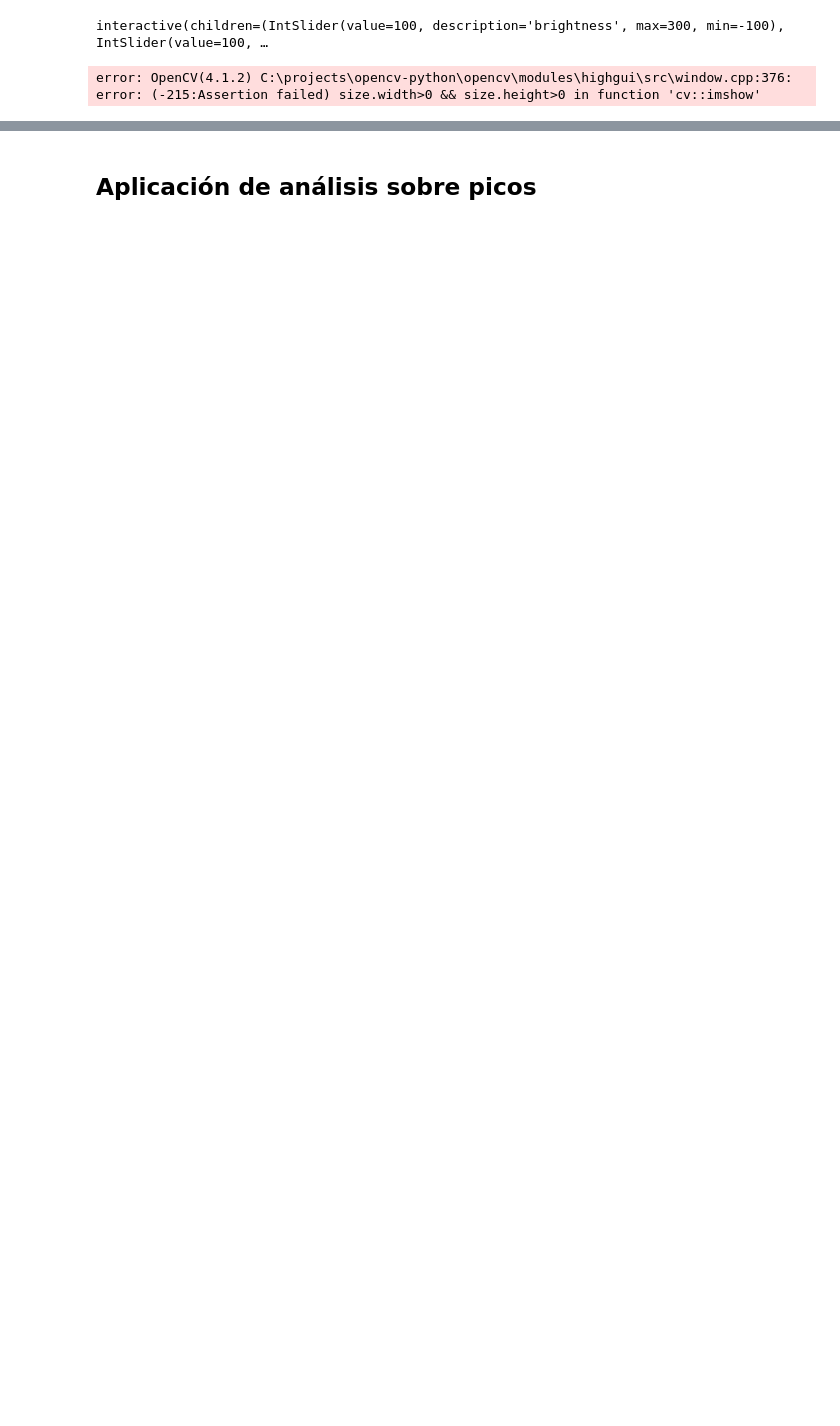
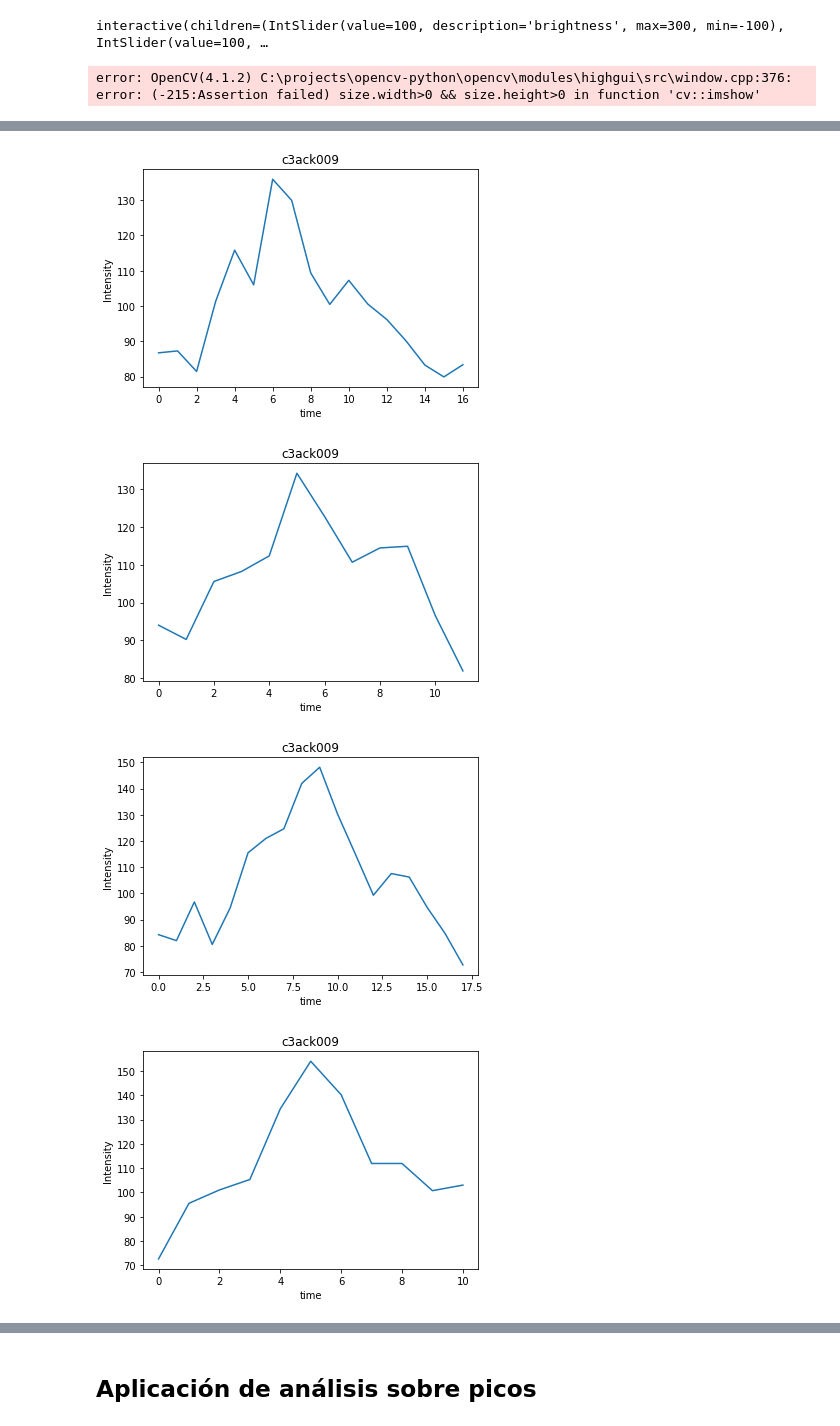
Before and after one commit to CardiAP/DesktopApp, a Jupyter notebook: Sparks_analysis.ipynb, the cells around one changed output, grey strips where cells are left out. Cells and saved outputs as stored; diff of their text form; code cells hidden in the pictures; blank space fills up the shorter version.

```diff
--- a/Sparks_analysis.ipynb
+++ b/Sparks_analysis.ipynb
@@ -51,7 +51,7 @@ def filtration (image):
     canny = cv2.Canny(blurred, 100, 250, 400)
     kernel = np.ones((5,5),np.uint8)
     dilate = cv2.dilate(canny, kernel, iterations=1)
-    return dilate
+    return dilate, original
 
 def find_contourns (image):
     import cv2
@@ -67,6 +67,18 @@ def plot_histogram (y_data, nombre_foto, label_x, label_y):
     plt.xlabel(label_x)
     plt.ylabel(label_y)
     plt.show()
+
+def track_contours (c, image, track_number):
+    x,y,w,h = cv2.boundingRect(c)
+    cv2.rectangle(auto_result, (x, y), (x + w, y + h), (255,255,0), 2)
+    cv2.putText(auto_result, str(track_number), (x-2, y - 5), cv2.FONT_HERSHEY_SIMPLEX, 0.5, (255,255,0),2)
+    ROI = original[y:y+h, x:x+w]
+    x_data = np.asarray(range(x,x+w),dtype=np.float64)
+    #análisis de cada spark
+    SI = Image.fromarray(ROI.astype(np.uint8))
+    img_row_sum = np.mean(SI,axis=0) #lista de datos del histograma
+    img_row_sum = [x.mean() for x in img_row_sum]
+    return img_row_sum
 # %%
 if __name__ == '__main__' :
 
@@ -156,32 +170,28 @@ error: OpenCV(4.1.2) C:\projects\opencv-python\opencv\modules\imgproc\src\color.
 # %%
 import cv2
 import numpy as np
 from PIL import Image
 
-dilate = filtration (imCrop)
+dilate = filtration (auto_result)[0]
+original = filtration (auto_result)[1]
 
 cnts = find_contourns (dilate)    # Find contours
 
 # Iterate thorugh contours and filter for ROI
-image_number = 0
 list_img_row = []
 track_number = 0
 for c in cnts:
-    x,y,w,h = cv2.boundingRect(c)
-    cv2.rectangle(imCrop, (x, y), (x + w, y + h), (255,255,0), 2)
-    track_number += 1
-    cv2.putText(imCrop, str(track_number), (x-2, y - 5), cv2.FONT_HERSHEY_SIMPLEX, 0.5, (255,255,0),2)
-    ROI = original[y:y+h, x:x+w]
-    x_data = np.asarray(range(x,x+w),dtype=np.float64)
-    #análisis de cada spark
-    SI = Image.fromarray(ROI.astype(np.uint8))
-    img_row_sum = np.mean(SI,axis=0) #lista de datos del histograma
-    img_row_sum = [x.mean() for x in img_row_sum]
+    img_row_sum = track_contours (c, auto_result, track_number)
+    track_number +=1
     list_img_row.append (img_row_sum)
+plot_histogram (img_row_sum, nombre_foto, "time", "Intensity")    #gráfico de histograma
 
-    plot_histogram (img_row_sum, nombre_foto, "time", "Intensity")    #gráfico de histograma
+#     cv2.imwrite("ROI_{}.png".format(track_number), ROI)
+#     track_number += 1
 
-#     cv2.imwrite("ROI_{}.png".format(image_number), ROI)
-#     image_number += 1
-
-display_image ('image' , imCrop)
+display_image ('image' , auto_result)
+# %% [output]
+[figure, added]
+[figure, added]
+[figure, added]
+[figure, added]
```
Also changed, not shown: parts of 4 cells of this notebook.
